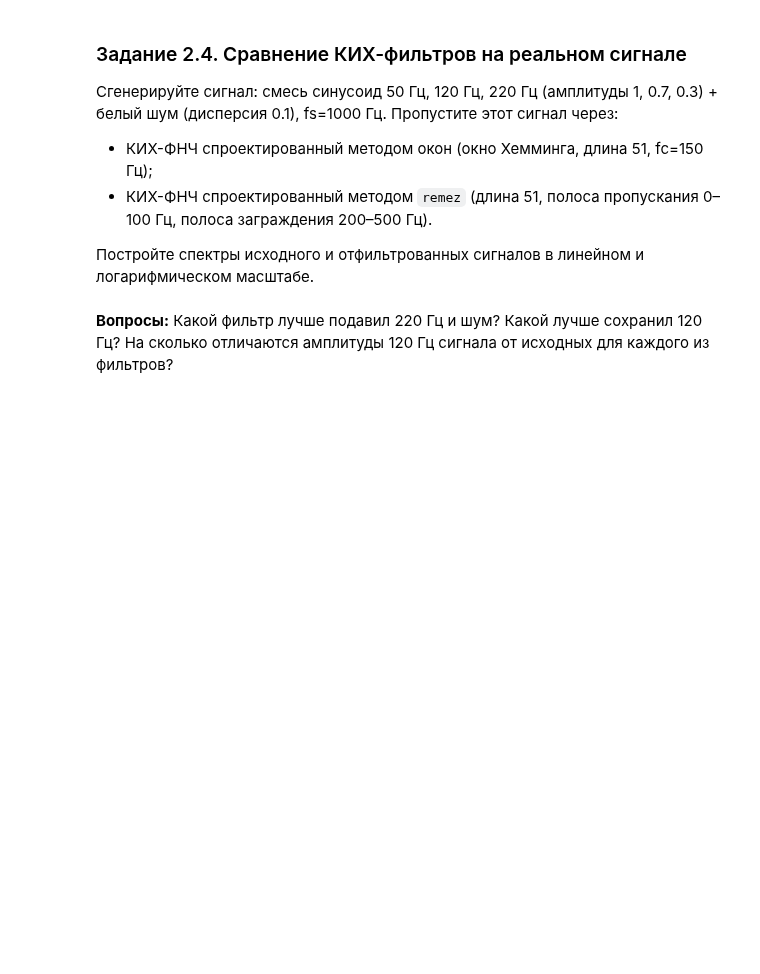
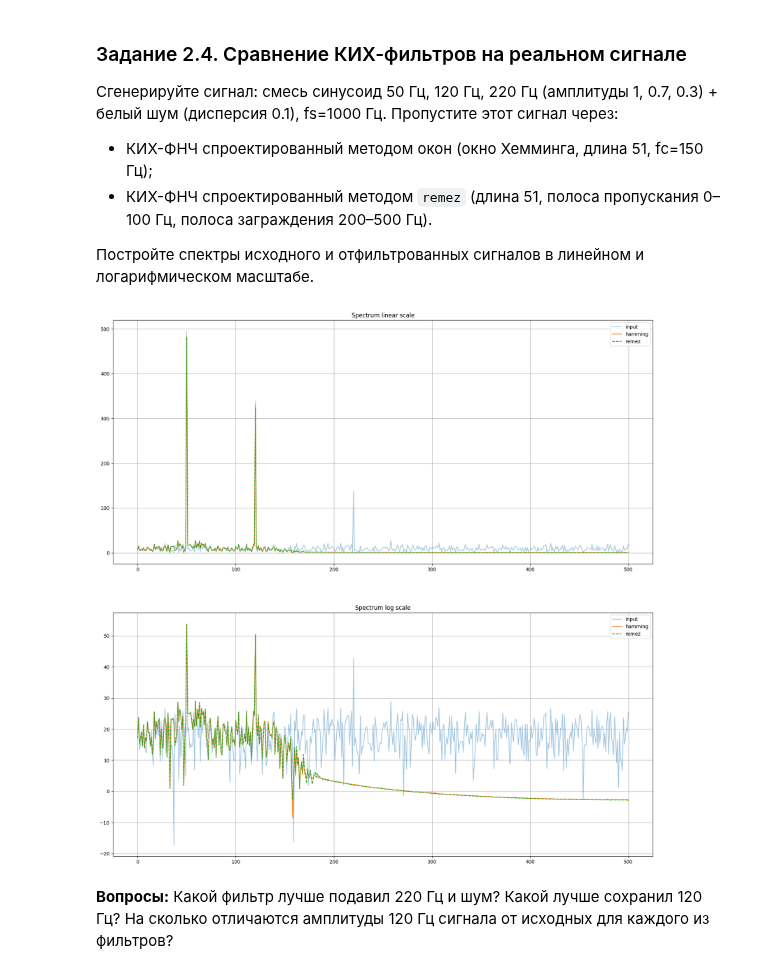
Before and after one commit to Korobokkk/YADRO-2026_dsp-seminars, a Jupyter notebook: seminars/6.ipynb, the cells around one changed output. Saved outputs shown, nothing was run; the diff lists cells and outputs as text; code cells hidden in the pictures; blank space fills up the shorter version.

```diff
--- a/seminars/6.ipynb
+++ b/seminars/6.ipynb
@@ -214,3 +245,63 @@ plt.show()
+# %%
+def create_signal(sin_freq_arr, A_arr, fs=1000, phase=0):
+  t = np.arange(0, 1, 1/fs)
+  result_signal = A_arr[0] * np.sin(2* np.pi* sin_freq_arr[0] * t + phase)
+  for i in range(1, len(sin_freq_arr)):
+    result_signal += A_arr[i] * np.sin(2* np.pi* sin_freq_arr[i] * t + phase)
+  return result_signal
+
+sin_freq_arr = [50, 120, 220]
+A_arr = [1, 0.7, 0.3]
+t = np.arange(0, 1, 1/fs)
+
+#my signal
+res_signal = create_signal(sin_freq_arr, A_arr)
+arr = np.random.normal(loc=0, scale=np.sqrt(0.1), size=1000)
+res_signal_with_white_noize = res_signal + arr
+
+L = 51
+fc_ham = 150
+bands = [0, 100, 200, 500]
+desired = [1, 0]
+
+#filt
+ham_filt = scipy.signal.firwin(L, fc_ham, window='hamming', fs=fs)
+remez_filt = scipy.signal.remez(L, bands, desired, fs=fs)
+signal_ham = scipy.signal.lfilter(ham_filt,1,res_signal_with_white_noize)
+signal_remez = scipy.signal.lfilter(remez_filt, 1,res_signal_with_white_noize )
+
+#fft
+X = np.fft.rfft(res_signal_with_white_noize)
+X_ham = np.fft.rfft(signal_ham)
+X_remez = np.fft.rfft(signal_remez)
+
+freqs = np.fft.rfftfreq(len(res_signal_with_white_noize),1/fs)
+
+X_db = 20*np.log10(np.abs(X)+1e-12)
+X_ham_db = 20*np.log10(np.abs(X_ham)+1e-12)
+X_remez_db = 20*np.log10(np.abs(X_remez)+1e-12)
+
+
+plt.figure(figsize=(20,20))
+
+plt.subplot(2,1,1)
+plt.plot(freqs, np.abs(X), alpha=0.4, label='input')
+plt.plot(freqs, np.abs(X_ham), label='hamming')
+plt.plot(freqs, np.abs(X_remez), linestyle='--', label='remez')
+plt.title('Spectrum linear scale')
+plt.legend()
+plt.grid(True)
+
+plt.subplot(2,1,2)
+plt.plot(freqs, X_db,alpha=0.4, label='input')
+plt.plot(freqs, X_ham_db, label='hamming')
+plt.plot(freqs, X_remez_db, linestyle='--', label='remez')
+plt.title('Spectrum log scale')
+plt.legend()
+plt.grid(True)
+plt.show()
+# %% [output]
+[figure, added]
 # %% [markdown]
 **Вопросы:** Какой фильтр лучше подавил 220 Гц и шум? Какой лучше сохранил 120 Гц? На сколько отличаются амплитуды 120 Гц сигнала от исходных для каждого из фильтров?
 # %% [markdown]
```
Also changed, not shown: parts of 7 cells of this notebook.
